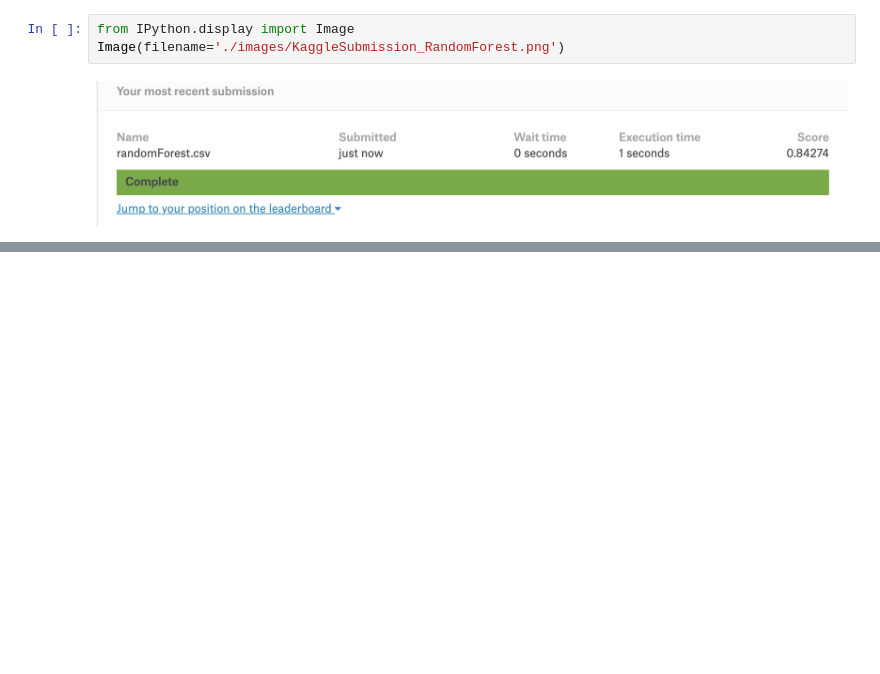
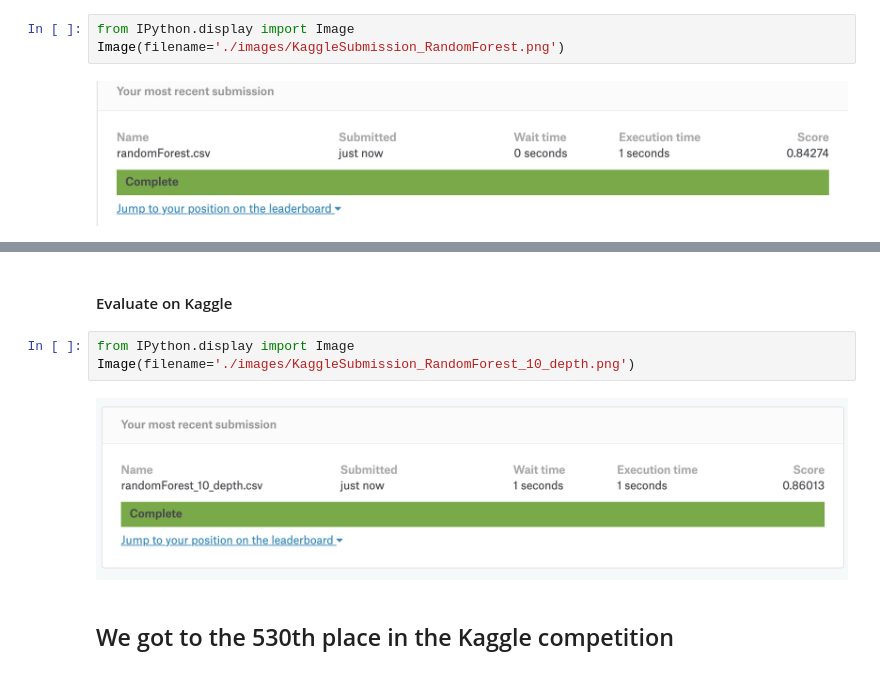
Before and after one commit to Marizzle/cmpe255-project1, a Jupyter notebook: miguel_attempts/Kaggle_Give_Me_Some_Credit_miguel.ipynb, the cells around one changed output, grey strips where cells are left out. Saved outputs shown, nothing was run; the diff lists cells and outputs as text; blank space fills up the shorter version.

```diff
--- a/miguel_attempts/Kaggle_Give_Me_Some_Credit_miguel.ipynb
+++ b/miguel_attempts/Kaggle_Give_Me_Some_Credit_miguel.ipynb
@@ -217,0 +243,9 @@ Image(filename='./images/KaggleSubmission_RandomForest.png')
+# %% [markdown]
+#### Evaluate on Kaggle
+# %%
+from IPython.display import Image
+Image(filename='./images/KaggleSubmission_RandomForest_10_depth.png')
+# %% [output]
+[figure, added]
+# %% [markdown]
+## We got to the 530th place in the Kaggle competition
```
Also changed, not shown: parts of 10 cells of this notebook, 8 other files.
